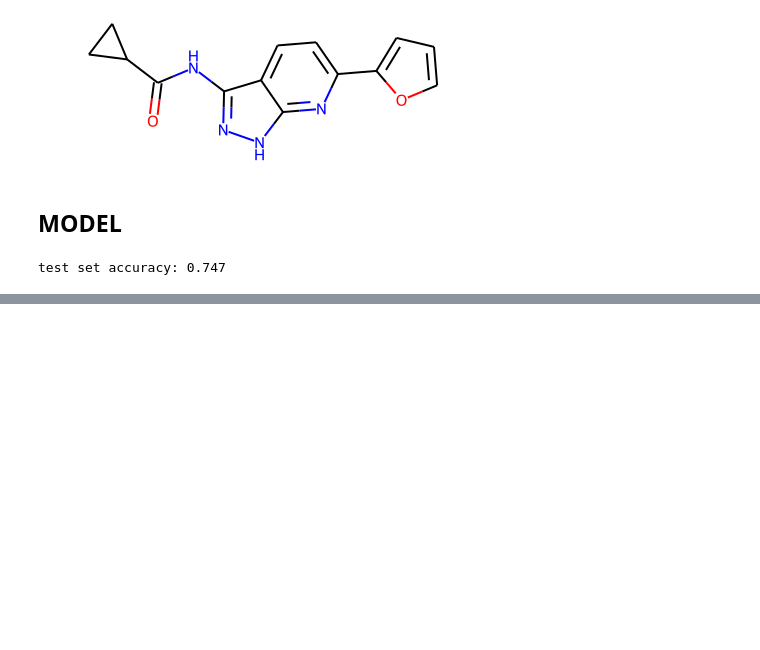
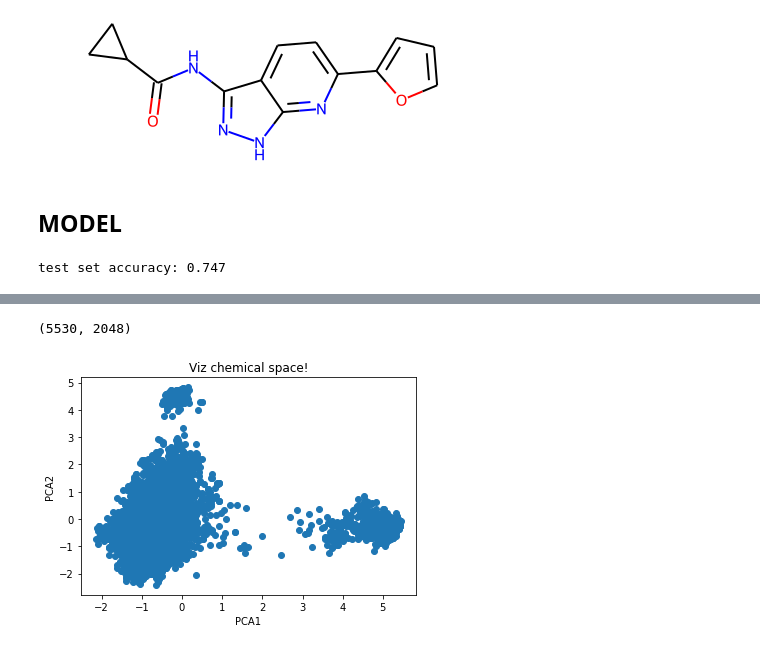
Before and after one commit to cmblir/Compound-Classification, a Jupyter notebook: Cclassification.ipynb, the cells around one changed output, grey strips where cells are left out. Saved outputs shown, nothing was run; the diff lists cells and outputs as text; code cells hidden in the pictures; blank space fills up the shorter version.

```diff
--- a/Cclassification.ipynb
+++ b/Cclassification.ipynb
@@ -158,0 +183,40 @@ display(graphviz.Source(tree_graph))
+# %%
+def moltosvg(mol,molSize=(225,75),kekulize=True):
+    mc = Chem.Mol(mol.ToBinary())
+    if kekulize:
+        try:
+            Chem.Kekulize(mc)
+        except:
+            mc = Chem.Mol(mol.ToBinary())
+    if not mc.GetNumConformers():
+        rdDepictor.Compute2DCoords(mc)
+    drawer = rdMolDraw2D.MolDraw2DSVG(molSize[0],molSize[1])
+    drawer.DrawMolecule(mc)
+    drawer.FinishDrawing()
+    svg = drawer.GetDrawingText()
+    return svg.replace('svg:','')
+# %%
+fpgen = rdFingerprintGenerator.GetMorganGenerator(2)
+mols = df['mol']
+for m in mols:
+    AllChem.Compute2DCoords(m)
+fps = [fpgen.GetFingerprint(m) for m in mols]
+X = np.asarray([fp2arr(fp) for fp in fps])
+X.shape
+# %% [output]
+(5530, 2048)
+# %%
+pca = PCA(n_components=3)
+res = pca.fit_transform(X)
+# %%
+svgs = [moltosvg(m) for m in mols]
+# %%
+fig, ax = plt.subplots()
+ax.set_xlabel('PCA1')
+ax.set_ylabel('PCA2')
+ax.set_title('Viz chemical space!')
+points = ax.scatter(res[:,0], res[:,1])
+tooltip = plugins.PointHTMLTooltip(points, svgs)
+plugins.connect(fig, tooltip)
+# %% [output]
+[figure, added]
```
Also changed, not shown: parts of 3 cells of this notebook, 1 other file.
